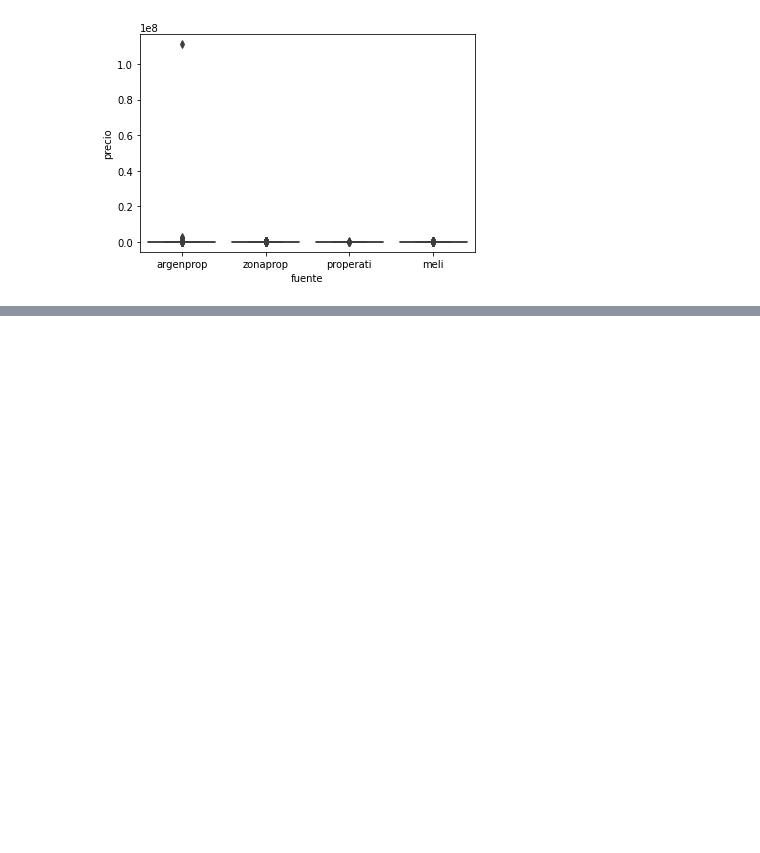
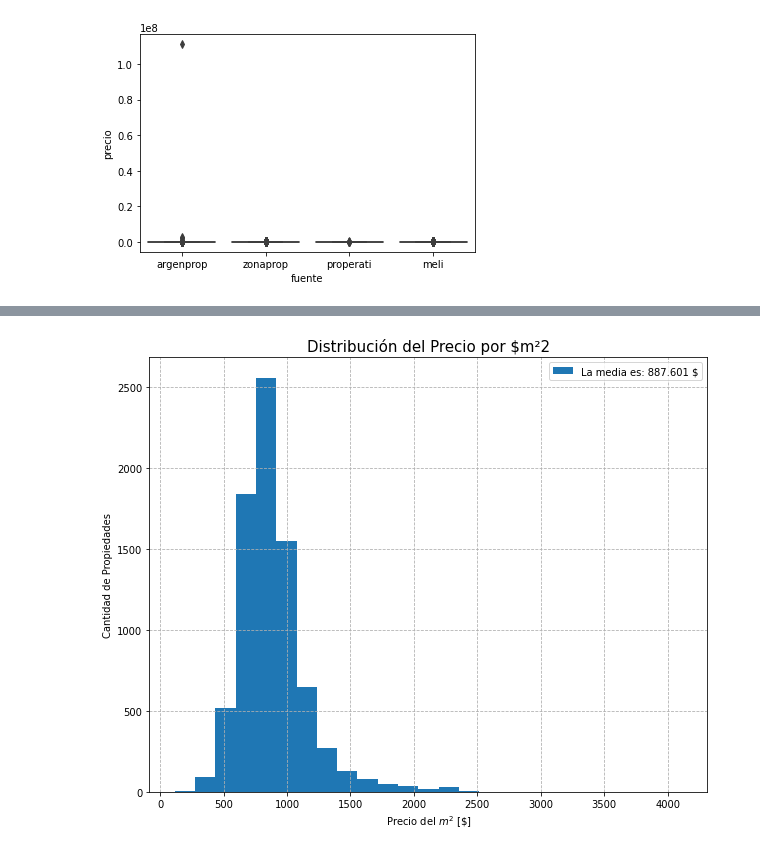
Before and after one commit to vearcon/TDP-espacios-publicos-origenes, a Jupyter notebook: AnalisisPropiedades.ipynb, the cells around one changed output, grey strips where cells are left out. Drawn from its saved outputs; the diff is of its cells as text; code cells hidden in the pictures; blank space fills up the shorter version.

```diff
--- a/AnalisisPropiedades.ipynb
+++ b/AnalisisPropiedades.ipynb
@@ -134,0 +177,12 @@ plt.show()
+# %%
+fig, ax = plt.subplots(figsize = (10,8))
+ax.set_title('Distribución del Precio por $m²2',
+            fontsize = 15)
+d.precio_superficie.hist(ax = ax, bins = 25, label = f'La media es: {round(d.precio_superficie.mean(),3)} \$')
+ax.grid('on', linestyle = 'dashed')
+ax.set_ylabel('Cantidad de Propiedades')
+ax.set_xlabel('Precio del $m^2$ [\$]')
+ax.legend()
+plt.show()
+# %% [output]
+[figure, added]
```
Also changed, not shown: parts of 12 cells of this notebook.
